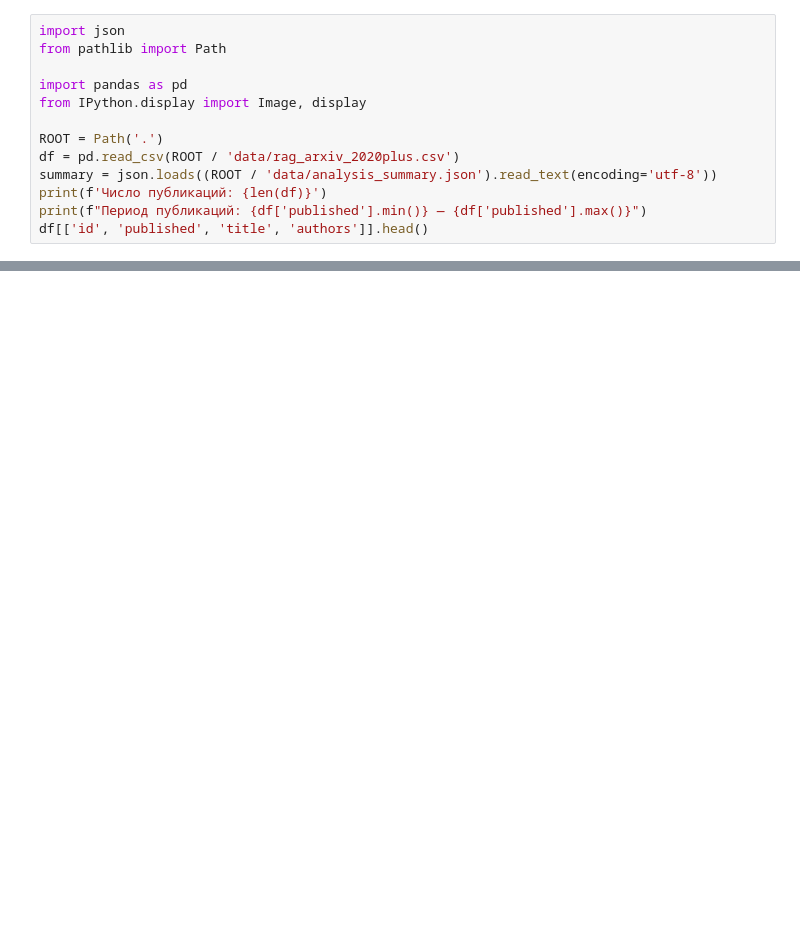
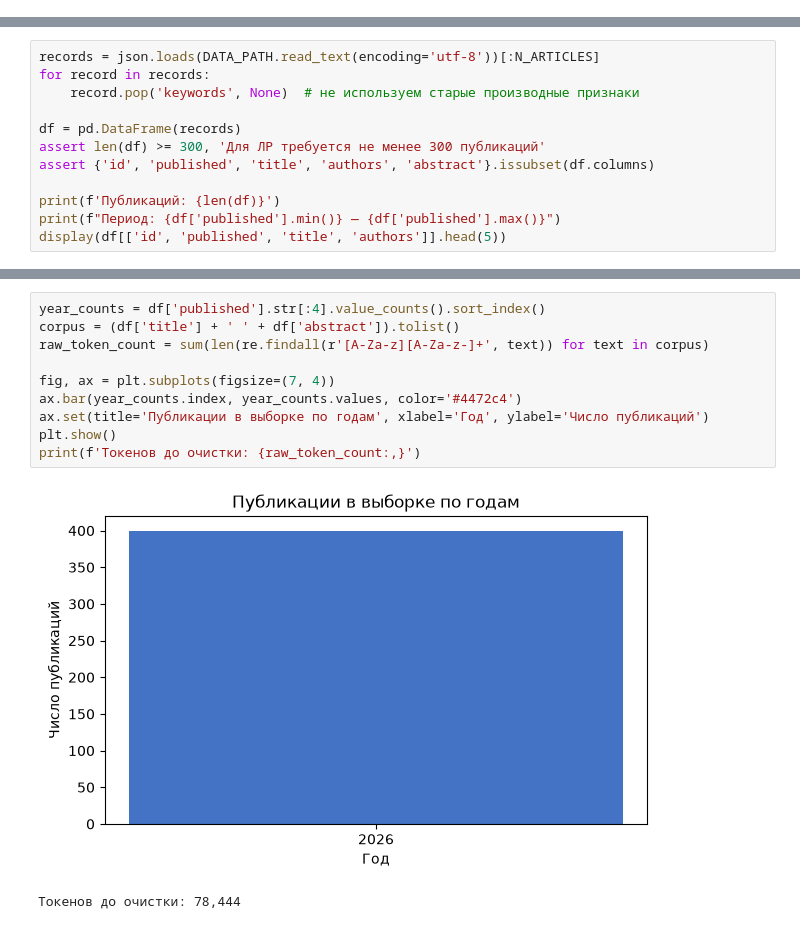
Before and after one commit to m4itmo/s7-andan-labs-reports, a Jupyter notebook: lab1_rag_graph/rag_graph_lab1.ipynb, the cells around one changed output, grey strips where cells are left out. Cells and saved outputs as stored; diff of their text form; blank space fills up the shorter version.

```diff
--- a/lab1_rag_graph/rag_graph_lab1.ipynb
+++ b/lab1_rag_graph/rag_graph_lab1.ipynb
@@ -6,13 +0,0 @@
-# %%
-import json
-from pathlib import Path
-
-import pandas as pd
-from IPython.display import Image, display
-
-ROOT = Path('.')
-df = pd.read_csv(ROOT / 'data/rag_arxiv_2020plus.csv')
-summary = json.loads((ROOT / 'data/analysis_summary.json').read_text(encoding='utf-8'))
-print(f'Число публикаций: {len(df)}')
-print(f"Период публикаций: {df['published'].min()} — {df['published'].max()}")
-df[['id', 'published', 'title', 'authors']].head()
@@ -137,0 +117,12 @@ D2-ScaleAgent: Dual-Dimensional Scaling for Long Document Understanding
+# %%
+records = json.loads(DATA_PATH.read_text(encoding='utf-8'))[:N_ARTICLES]
+for record in records:
+    record.pop('keywords', None)  # не используем старые производные признаки
+
+df = pd.DataFrame(records)
+assert len(df) >= 300, 'Для ЛР требуется не менее 300 публикаций'
+assert {'id', 'published', 'title', 'authors', 'abstract'}.issubset(df.columns)
+
+print(f'Публикаций: {len(df)}')
+print(f"Период: {df['published'].min()} — {df['published'].max()}")
+display(df[['id', 'published', 'title', 'authors']].head(5))
@@ -137,0 +146,13 @@ D2-ScaleAgent: Dual-Dimensional Scaling for Long Document Understanding
+# %%
+year_counts = df['published'].str[:4].value_counts().sort_index()
+corpus = (df['title'] + ' ' + df['abstract']).tolist()
+raw_token_count = sum(len(re.findall(r'[A-Za-z][A-Za-z-]+', text)) for text in corpus)
+
+fig, ax = plt.subplots(figsize=(7, 4))
+ax.bar(year_counts.index, year_counts.values, color='#4472c4')
+ax.set(title='Публикации в выборке по годам', xlabel='Год', ylabel='Число публикаций')
+plt.show()
+print(f'Токенов до очистки: {raw_token_count:,}')
+# %% [output]
+[figure, added]
+Токенов до очистки: 78,444
```
Also changed, not shown: parts of 40 cells of this notebook, 10 other files.
